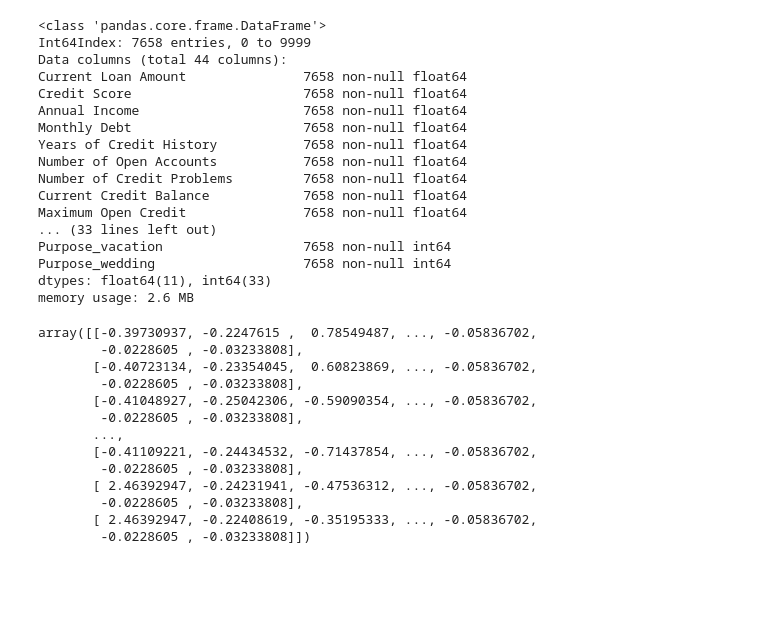
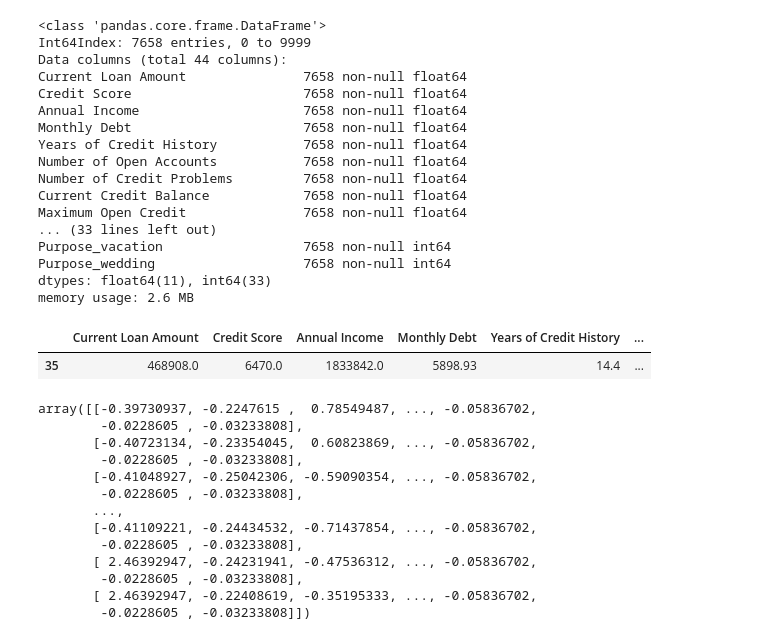
Before and after one commit to ZUNOXI/Credit_Predict_BigData, a Jupyter notebook: LoanStatus.ipynb, the cells around one changed output. Saved outputs shown, nothing was run; the diff lists cells and outputs as text; code cells hidden in the pictures; blank space fills up the shorter version.

```diff
--- a/LoanStatus.ipynb
+++ b/LoanStatus.ipynb
@@ -1121,6 +1135,11 @@ Purpose_vacation                  7658 non-null int64
 Purpose_wedding                   7658 non-null int64
 dtypes: float64(11), int64(33)
 memory usage: 2.6 MB
+# %%
+test[27:28]
+# %% [output]
+|  | Current Loan Amount | Credit Score | Annual Income | Monthly Debt | Years of Credit History | ... |
+| 35 | 468908.0 | 6470.0 | 1833842.0 | 5898.93 | 14.4 | ... |
 # %%
 test_pury = test
 test_pury = sc.fit_transform(test_pury)
```
Also changed, not shown: parts of 21 cells of this notebook, 2 other files.
